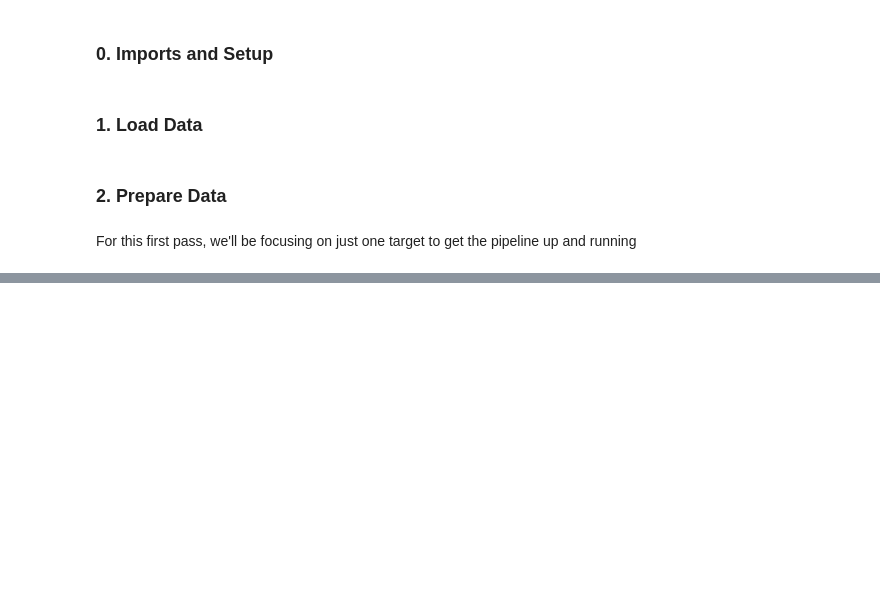
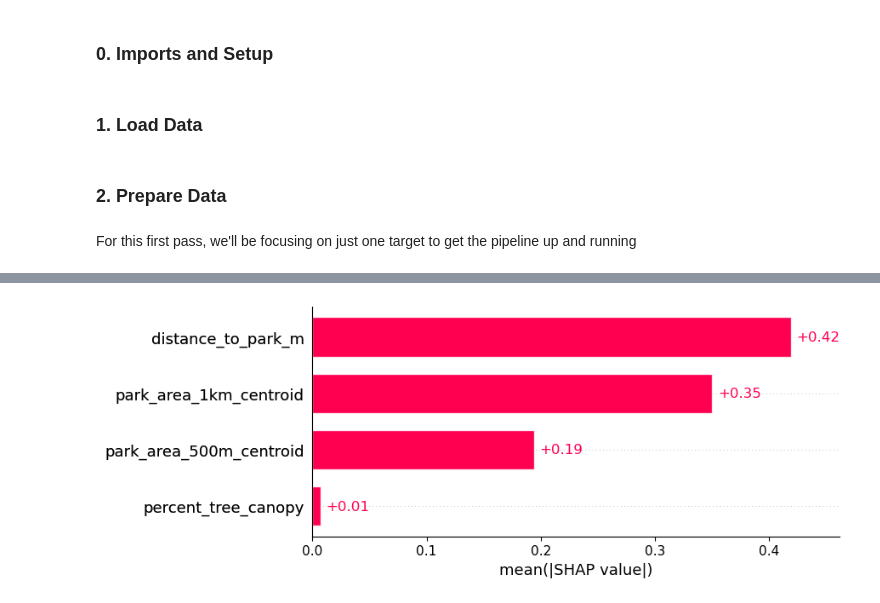
Before and after one commit to yousefja/nori, a Jupyter notebook: notebooks/10_ml_pipeline.ipynb, the cells around one changed output, grey strips where cells are left out. Saved outputs shown, nothing was run; the diff lists cells and outputs as text; code cells hidden in the pictures; blank space fills up the shorter version.

Commit message:
modeling pipeline created and tested using current feature set

```diff
--- a/notebooks/10_ml_pipeline.ipynb
+++ b/notebooks/10_ml_pipeline.ipynb
@@ -68,7 +79,10 @@ Here we'll perform a basic spatial split in the data for cross-validation. It's
 # %%
-# split data by geographic clusters
+# ensure matching dtypes before join
+X.GEOID = X.GEOID.astype(int)
+gdf_nyc_tracts.GEOID = gdf_nyc_tracts.GEOID.astype(int)
 
-# bring the tract gdf in to get geometry
-# use centroid for clustering
-# assign cluster ID
-# join cluster ID to df_model on GEOID
+# get borough names for tracts
+X = X.merge(gdf_nyc_tracts[['GEOID', 'BoroCode']],
+           how='left',
+           on='GEOID',
+)
@@ -81,0 +93,3 @@ Here we'll perform a basic spatial split in the data for cross-validation. It's
+# %%
+# drop identifier and spatial label before modeling
+X.drop(columns=['GEOID', 'BoroCode'], inplace=True)
@@ -98,0 +138,19 @@ gdf_tracts_nyc.to_file(path_output_processed_geodata, layer="tracts")
+# %%
+xgb = XGBRegressor(
+    n_estimators=300,
+    max_depth=5,
+    learning_rate=0.05,
+    subsample=0.8,
+    random_state=42
+)
+
+scores = cross_val_score(
+    xgb,
+    X,
+    y,
+    cv=cv,
+    groups=groups,
+    scoring='r2'
+)
+
+print("XGB R2 (CV): ", scores.mean())
@@ -98,0 +161,3 @@ gdf_tracts_nyc.to_file(path_output_processed_geodata, layer="tracts")
+# %%
+# fit model to data to determine feature influence in model's predictions
+xgb.fit(X, y)
@@ -98,0 +176,6 @@ gdf_tracts_nyc.to_file(path_output_processed_geodata, layer="tracts")
+# %%
+explainer = shap.Explainer(xgb, X)
+shap_values = explainer(X)
+shap.plots.bar(shap_values)
+# %% [output]
+[figure, added]
```
Also changed, not shown: parts of 22 cells of this notebook, 2 other files.
